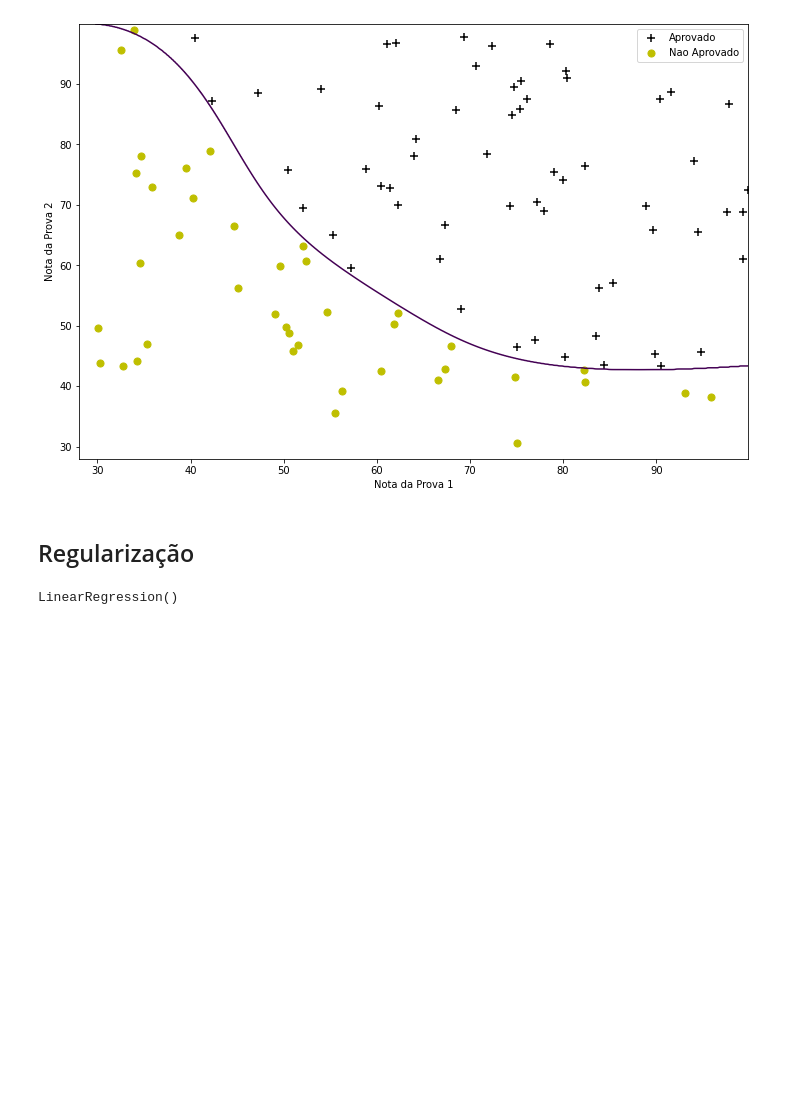
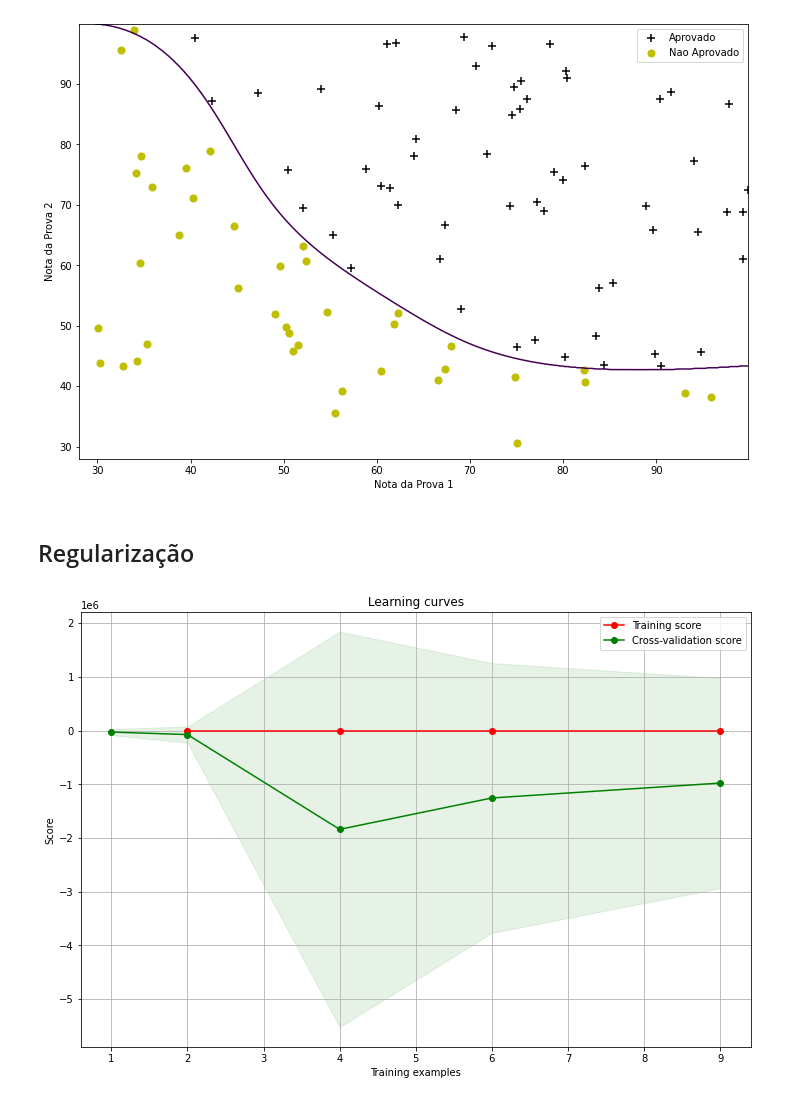
Before and after one commit to renatoor/machine-learning, a Jupyter notebook: T2/aprendizado-supervisionado.ipynb, the cells around one changed output. Saved outputs shown, nothing was run; the diff lists cells and outputs as text; code cells hidden in the pictures; blank space fills up the shorter version.

```diff
--- a/T2/aprendizado-supervisionado.ipynb
+++ b/T2/aprendizado-supervisionado.ipynb
@@ -275,12 +277,42 @@ from sklearn.linear_model import LinearRegression
 import scipy.io as spio
 # %%
 data = spio.loadmat('../T1/data/ex5data1.mat', squeeze_me=True)
-X, y = data['X'], data['y']
-X = X[:, np.newaxis]
-X_test, y_test = data['Xtest'], data['ytest']
-X_val, y_val = data['Xval'], data['yval']
+X, y = data['X'].reshape(-1, 1), data['y']
+X_test, y_test = data['Xtest'].reshape(-1, 1), data['ytest']
+X_val, y_val = data['Xval'].reshape(-1, 1), data['yval']
-# %%
-model = LinearRegression()
-model.fit(X, y)
-# %% [output]
-LinearRegression()
+# %%
+#
+model = LinearRegression()
+#model.fit(X, y)
+cv = ShuffleSplit(n_splits=10, test_size=0.2, random_state=0)
+train_sizes = np.linspace(.1, 1.0, 5)
+
+train_sizes, train_scores, test_scores, fit_times, _ = \
+    learning_curve(model, X, y, n_jobs=4, train_sizes=train_sizes, return_times=True)
+
+train_scores_mean = np.mean(train_scores, axis=1)
+train_scores_std = np.std(train_scores, axis=1)
+test_scores_mean = np.mean(test_scores, axis=1)
+test_scores_std = np.std(test_scores, axis=1)
+fit_times_mean = np.mean(fit_times, axis=1)
+fit_times_std = np.std(fit_times, axis=1)
+
+fig, ax = plt.subplots(figsize=(12,8))
+ax.set_title("Learning curves")
+ax.set_xlabel("Training examples")
+ax.set_ylabel("Score")
+ax.grid()
+ax.fill_between(train_sizes, train_scores_mean - train_scores_std,
+                         train_scores_mean + train_scores_std, alpha=0.1,
+                         color="r")
+ax.fill_between(train_sizes, test_scores_mean - test_scores_std,
+                         test_scores_mean + test_scores_std, alpha=0.1,
+                         color="g")
+ax.plot(train_sizes, train_scores_mean, 'o-', color="r",
+                 label="Training score")
+ax.plot(train_sizes, test_scores_mean, 'o-', color="g",
+                 label="Cross-validation score")
+ax.legend(loc="best")
+plt.show()
+# %% [output]
+[figure, added]
```
Also changed, not shown: parts of 2 cells of this notebook.
